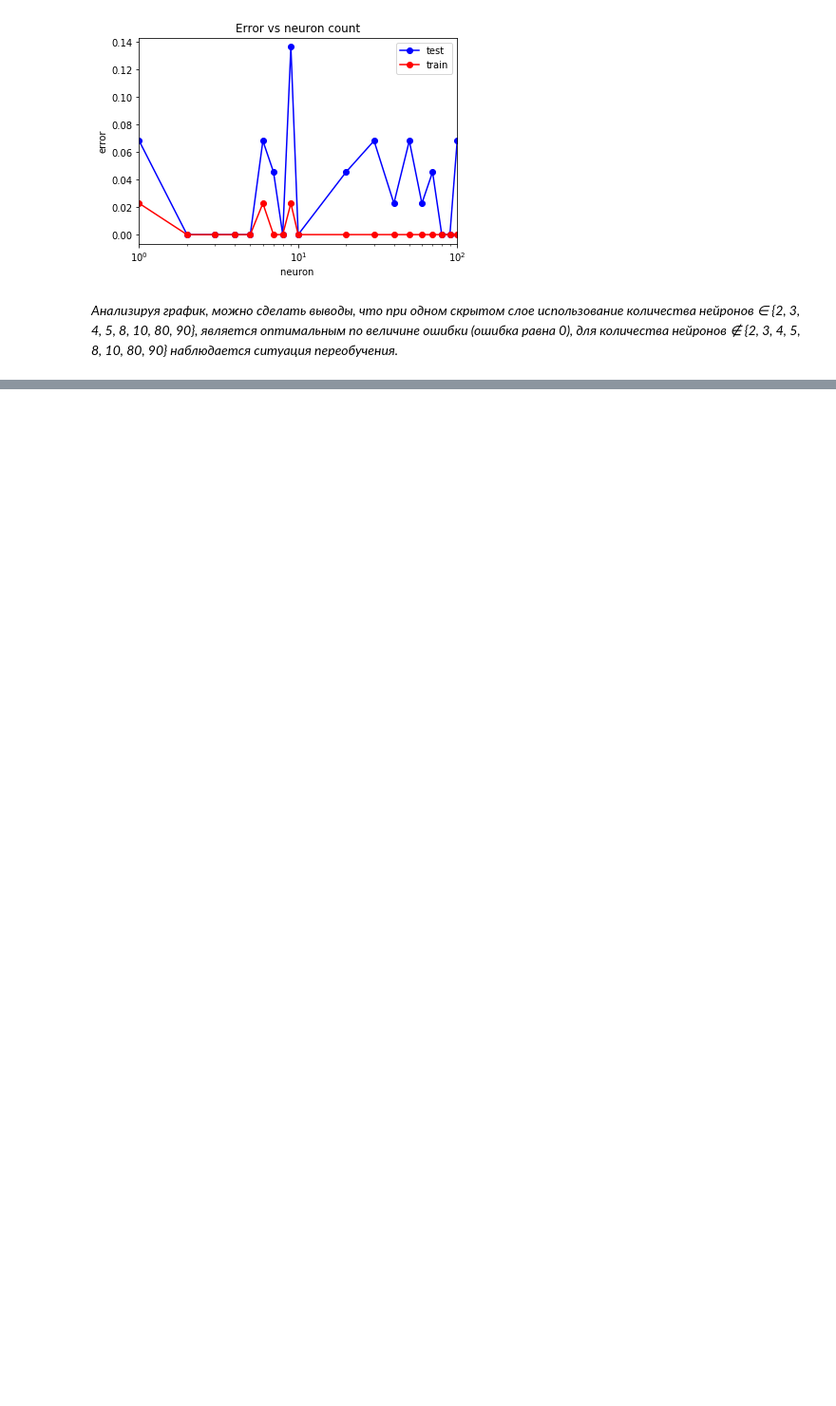
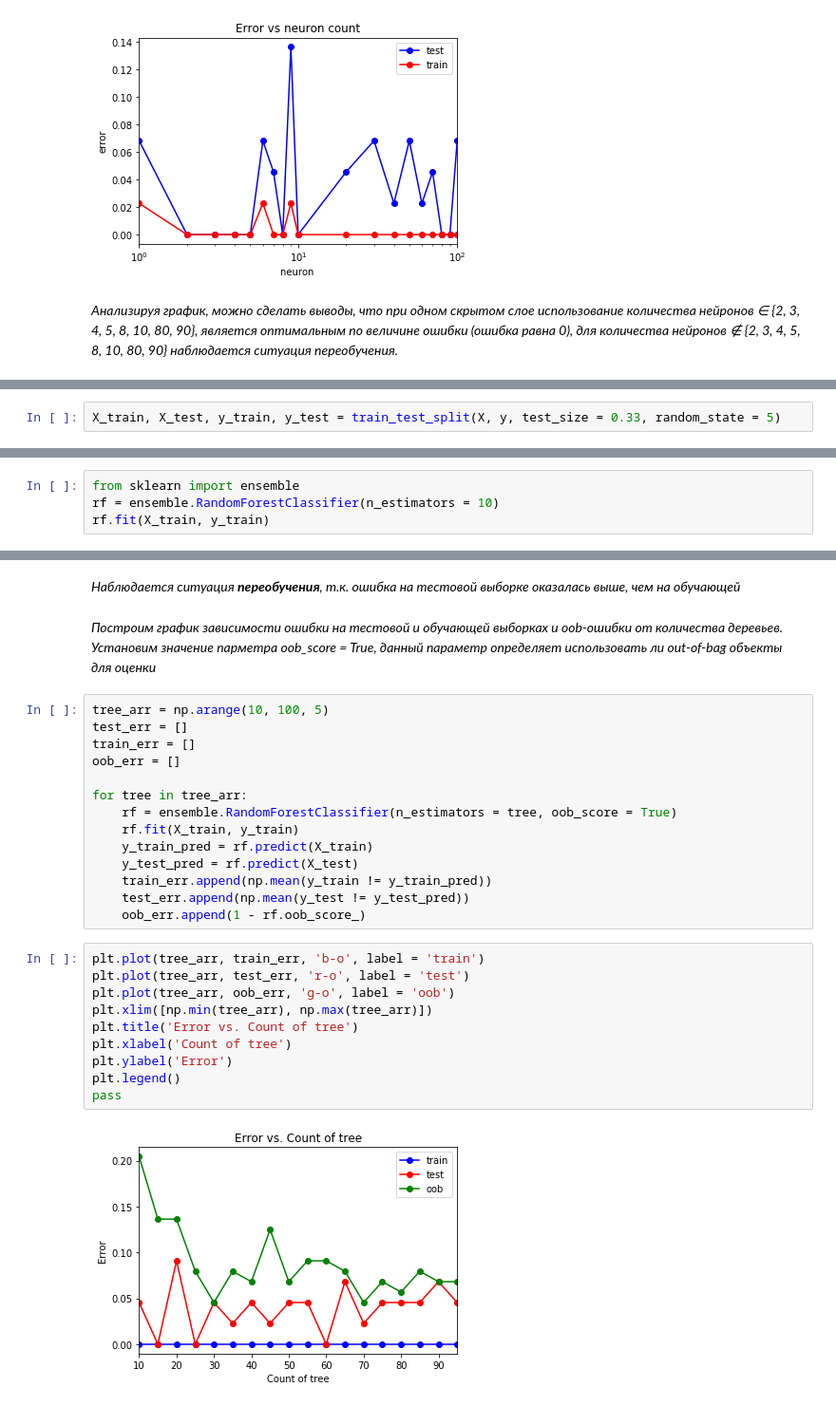
Before and after one commit to andreymarchenko/Machine-Learning-and-Data-Mining-Home-Works, a Jupyter notebook: March Madness Forecasts - Men & Women's.ipynb, the cells around one changed output, grey strips where cells are left out. Shown at 95% size. Cells and saved outputs as stored; diff of their text form; blank space fills up the shorter version.

```diff
--- a/March Madness Forecasts - Men & Women's.ipynb
+++ b/March Madness Forecasts - Men & Women's.ipynb
@@ -834,0 +840,2 @@ pass
+# %%
+X_train, X_test, y_train, y_test = train_test_split(X, y, test_size = 0.33, random_state = 5)
@@ -834,0 +848,4 @@ pass
+# %%
+from sklearn import ensemble
+rf = ensemble.RandomForestClassifier(n_estimators = 10)
+rf.fit(X_train, y_train)
@@ -834,0 +871,31 @@ pass
+# %% [markdown]
+*Наблюдается ситуация **переобучения**, т.к. ошибка на тестовой выборке оказалась выше, чем на обучающей*
+# %% [markdown]
+
+*Построим график зависимости ошибки на тестовой и обучающей выборках и oob-ошибки от количества деревьев. Установим значение парметра oob_score = True, данный параметр определяет использовать ли out-of-bag объекты для оценки*
+# %%
+tree_arr = np.arange(10, 100, 5)
+test_err = []
+train_err = []
+oob_err = []
+
+for tree in tree_arr:
+    rf = ensemble.RandomForestClassifier(n_estimators = tree, oob_score = True)
+    rf.fit(X_train, y_train)
+    y_train_pred = rf.predict(X_train)
+    y_test_pred = rf.predict(X_test)
+    train_err.append(np.mean(y_train != y_train_pred))
+    test_err.append(np.mean(y_test != y_test_pred))
+    oob_err.append(1 - rf.oob_score_)
+# %%
+plt.plot(tree_arr, train_err, 'b-o', label = 'train')
+plt.plot(tree_arr, test_err, 'r-o', label = 'test')
+plt.plot(tree_arr, oob_err, 'g-o', label = 'oob')
+plt.xlim([np.min(tree_arr), np.max(tree_arr)])
+plt.title('Error vs. Count of tree')
+plt.xlabel('Count of tree')
+plt.ylabel('Error')
+plt.legend()
+pass
+# %% [output]
+[figure, added]
```
Also changed, not shown: parts of 62 cells of this notebook.
